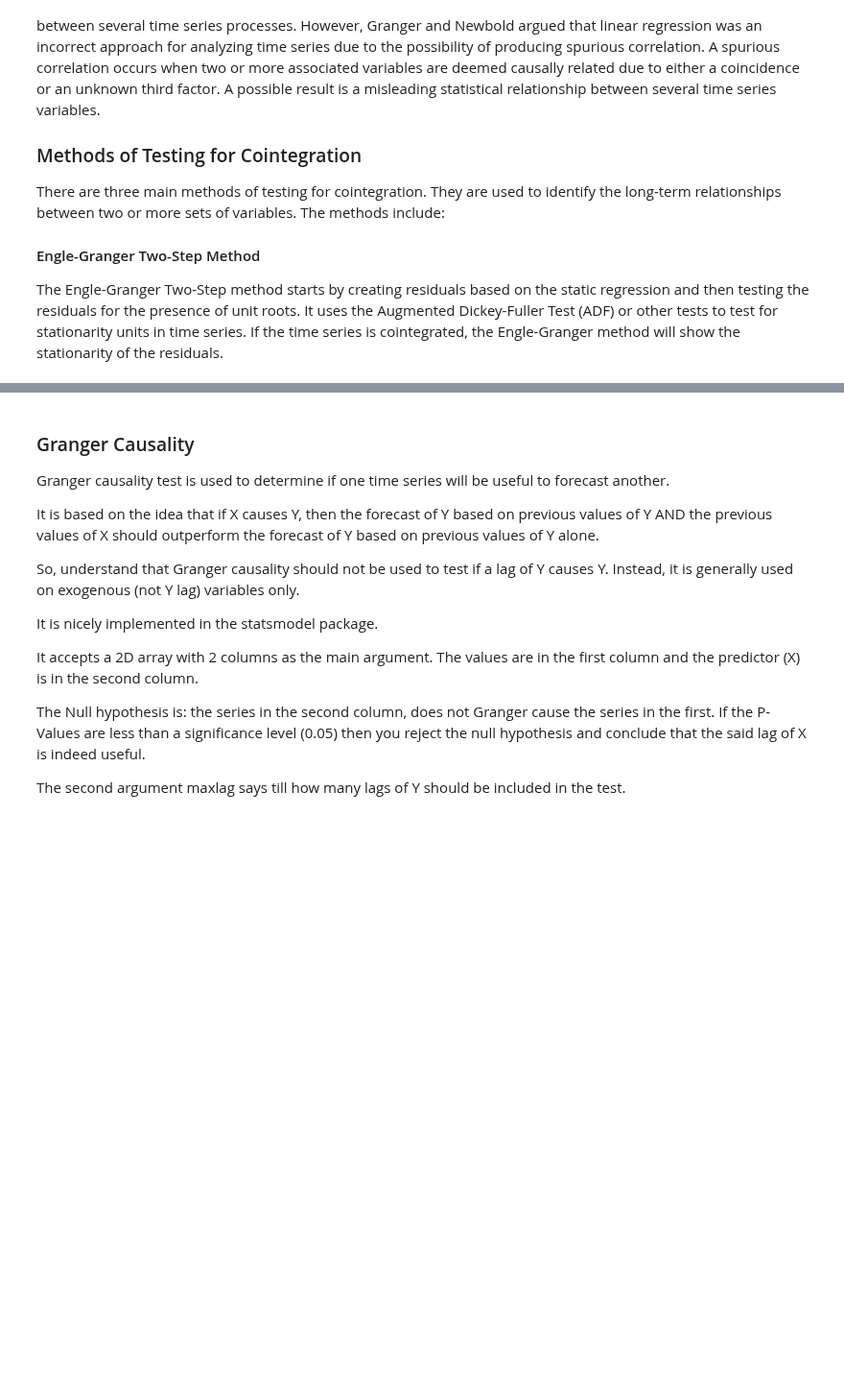
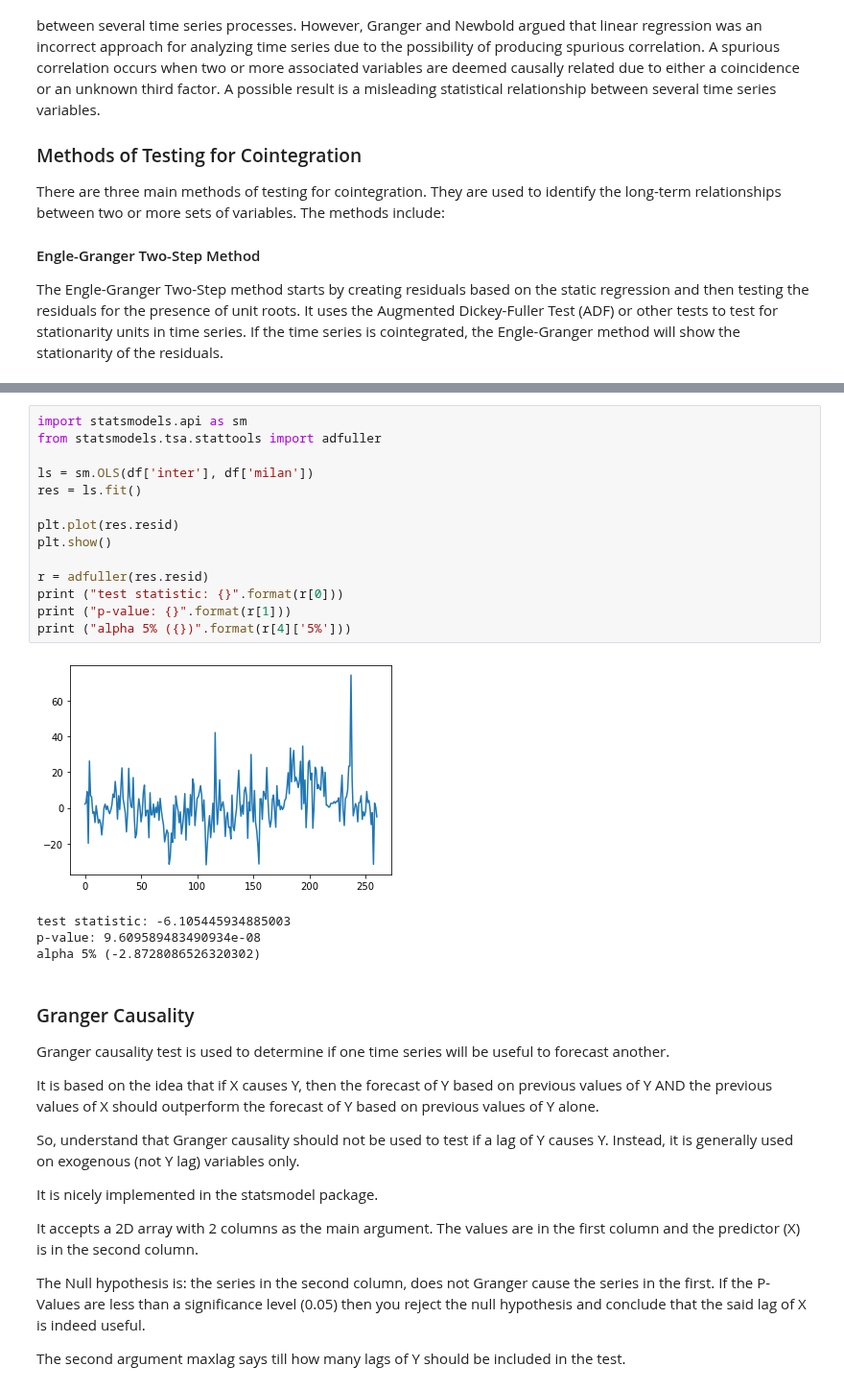
Before and after one commit to matteosan1/finance_course, a Jupyter notebook: time_series.ipynb, the cells around one changed output, grey strips where cells are left out. Shown at 96% size. Saved outputs shown, nothing was run; the diff lists cells and outputs as text; blank space fills up the shorter version.

```diff
--- a/time_series.ipynb
+++ b/time_series.ipynb
@@ -456,3 +550,22 @@ The Engle-Granger Two-Step method starts by creating residuals based on the stat
+# %%
+import statsmodels.api as sm
+from statsmodels.tsa.stattools import adfuller
+
+ls = sm.OLS(df['inter'], df['milan'])
+res = ls.fit()
+
+plt.plot(res.resid)
+plt.show()
+
+r = adfuller(res.resid)
+print ("test statistic: {}".format(r[0]))
+print ("p-value: {}".format(r[1]))
+print ("alpha 5% ({})".format(r[4]['5%']))
+# %% [output]
+[figure, added]
+test statistic: -6.105445934885003
+p-value: 9.609589483490934e-08
+alpha 5% (-2.8728086526320302)
 # %% [markdown]
 ### Granger Causality
 Granger causality test is used to determine if one time series will be useful to forecast another.
```
Also changed, not shown: parts of 11 cells of this notebook, 1 other file.
